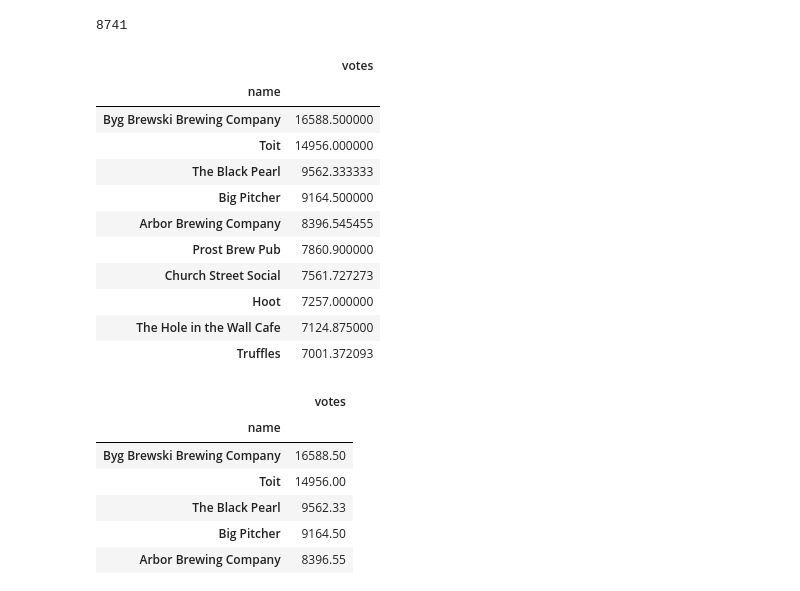
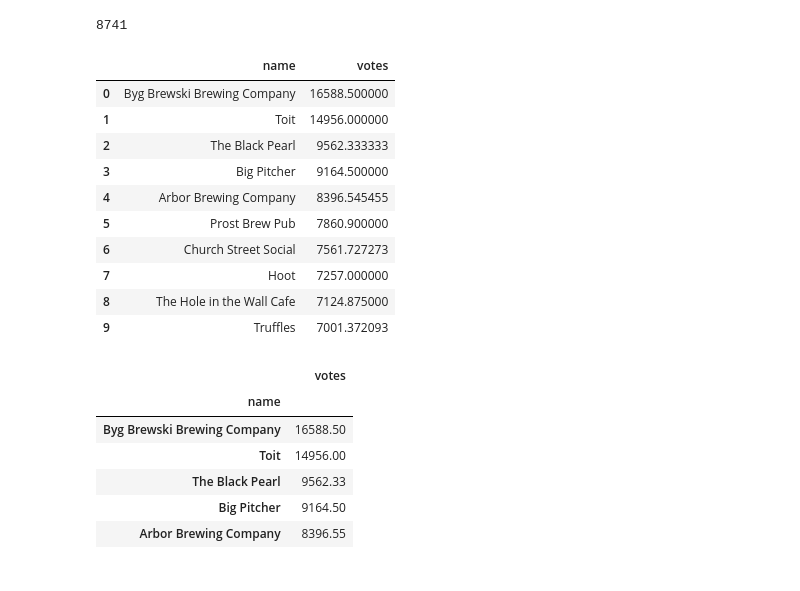
Before and after one commit to AlistairPereira/python-data-analysis-lab, a Jupyter notebook: notebooks/Restaurant_data_cleaning.ipynb, the cells around one changed output. Cells and saved outputs as stored; diff of their text form; code cells hidden in the pictures.

```diff
--- a/notebooks/Restaurant_data_cleaning.ipynb
+++ b/notebooks/Restaurant_data_cleaning.ipynb
@@ -311,20 +311,19 @@ len(df['name'].unique())
 # %% [output]
 8741
 # %%
-df.groupby('name')[['votes']].mean().sort_values(by='votes',ascending=False).head(10)
+df.groupby('name')[['votes']].mean().sort_values(by='votes',ascending=False).head(10).reset_index()
 # %% [output]
-|  | votes |
-| name |  |
-| Byg Brewski Brewing Company | 16588.500000 |
-| Toit | 14956.000000 |
-| The Black Pearl | 9562.333333 |
-| Big Pitcher | 9164.500000 |
-| Arbor Brewing Company | 8396.545455 |
-| Prost Brew Pub | 7860.900000 |
-| Church Street Social | 7561.727273 |
-| Hoot | 7257.000000 |
-| The Hole in the Wall Cafe | 7124.875000 |
-| Truffles | 7001.372093 |
+|  | name | votes |
+| 0 | Byg Brewski Brewing Company | 16588.500000 |
+| 1 | Toit | 14956.000000 |
+| 2 | The Black Pearl | 9562.333333 |
+| 3 | Big Pitcher | 9164.500000 |
+| 4 | Arbor Brewing Company | 8396.545455 |
+| 5 | Prost Brew Pub | 7860.900000 |
+| 6 | Church Street Social | 7561.727273 |
+| 7 | Hoot | 7257.000000 |
+| 8 | The Hole in the Wall Cafe | 7124.875000 |
+| 9 | Truffles | 7001.372093 |
 # %%
 top_10_votes = df.groupby('name')[['votes']].mean().sort_values(by='votes',ascending=False).head(10)
 top_10_votes = round(top_10_votes,2)
```
Also changed, not shown: parts of 24 cells of this notebook.
